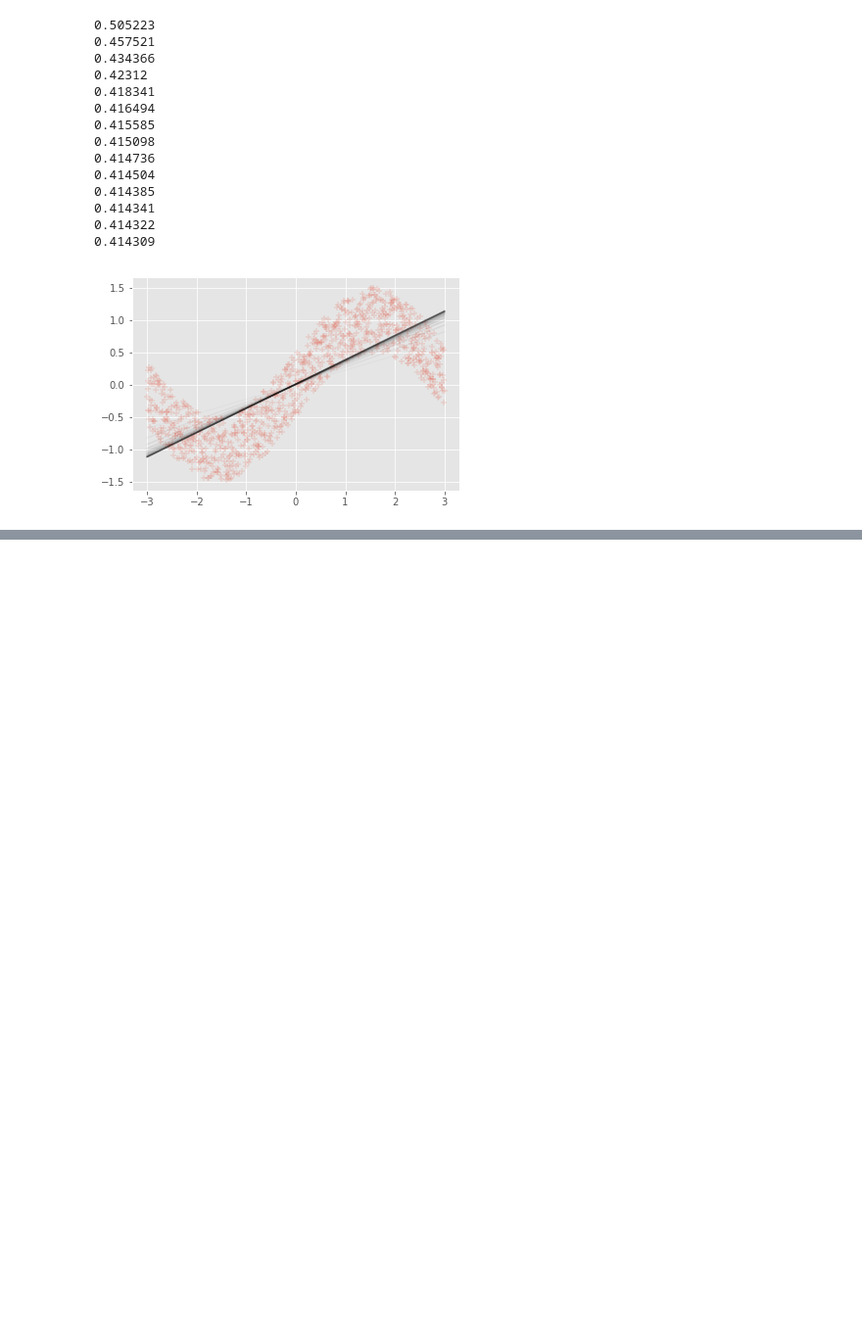
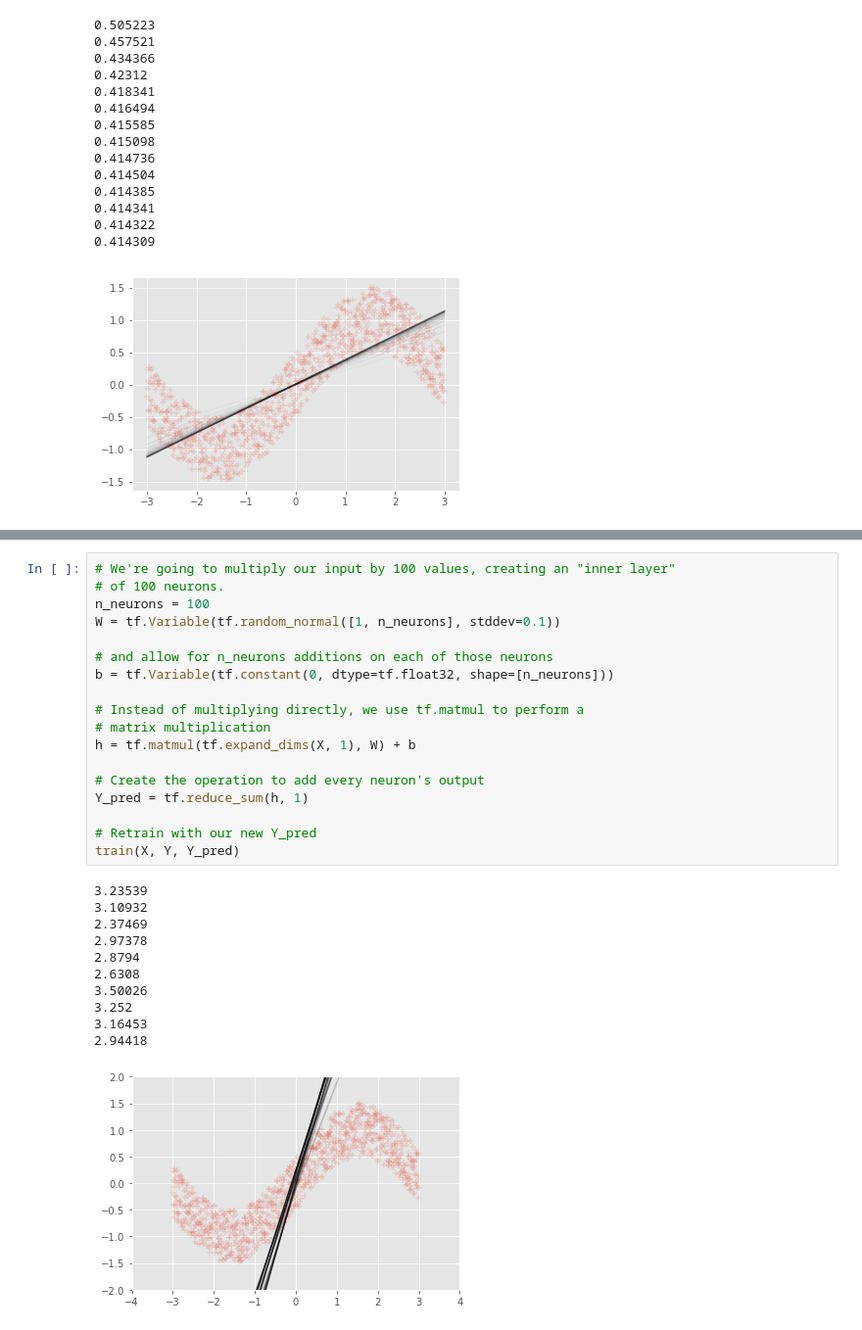
Before and after one commit to yenhao/Neural, a Jupyter notebook: Basic/Linear Regression.ipynb, the cells around one changed output, grey strips where cells are left out. Shown at 98% size. Saved outputs shown, nothing was run; the diff lists cells and outputs as text; blank space fills up the shorter version.

```diff
--- a/Basic/Linear Regression.ipynb
+++ b/Basic/Linear Regression.ipynb
@@ -219,0 +343,30 @@ with tf.Session() as sess:
+# %%
+# We're going to multiply our input by 100 values, creating an "inner layer"
+# of 100 neurons.
+n_neurons = 100
+W = tf.Variable(tf.random_normal([1, n_neurons], stddev=0.1))
+
+# and allow for n_neurons additions on each of those neurons
+b = tf.Variable(tf.constant(0, dtype=tf.float32, shape=[n_neurons]))
+
+# Instead of multiplying directly, we use tf.matmul to perform a
+# matrix multiplication
+h = tf.matmul(tf.expand_dims(X, 1), W) + b
+
+# Create the operation to add every neuron's output
+Y_pred = tf.reduce_sum(h, 1)
+
+# Retrain with our new Y_pred
+train(X, Y, Y_pred)
+# %% [output]
+3.23539
+3.10932
+2.37469
+2.97378
+2.8794
+2.6308
+3.50026
+3.252
+3.16453
+2.94418
+[figure, added]
```
Also changed, not shown: parts of 27 cells of this notebook.
